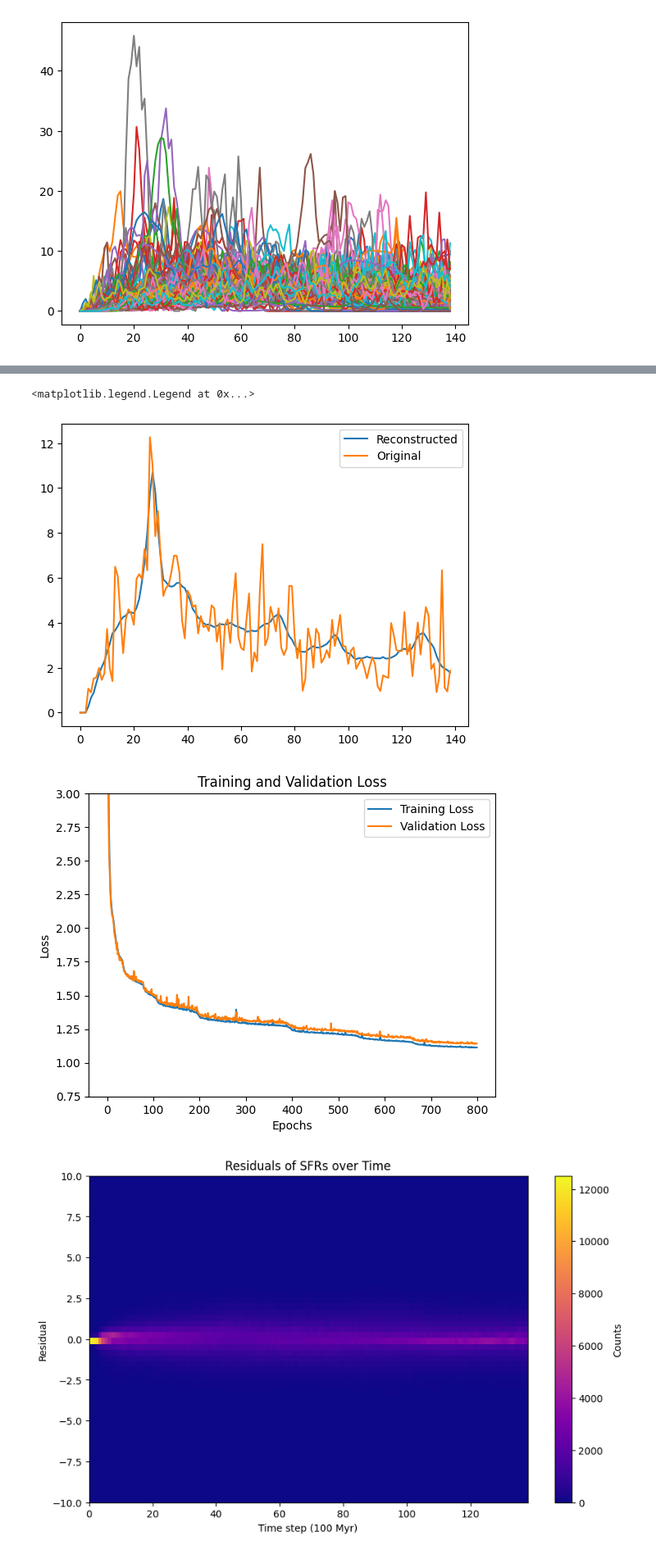
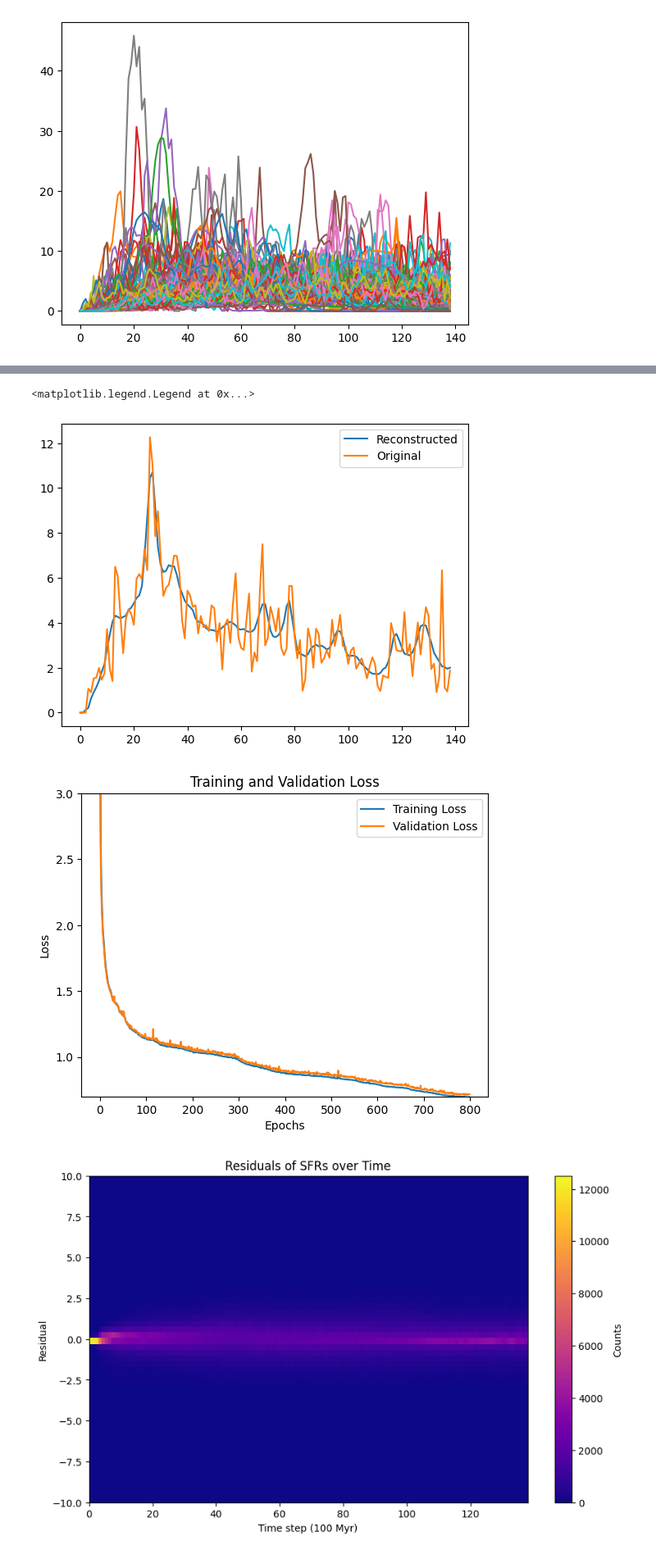
Before and after one commit to harrypenguin/Astrostatistics-Models, a Jupyter notebook: ConvAutoencoder.ipynb, the cells around one changed output, grey strips where cells are left out. Shown at 82% size. Drawn from its saved outputs; the diff is of its cells as text; code cells hidden in the pictures.

```diff
--- a/ConvAutoencoder.ipynb
+++ b/ConvAutoencoder.ipynb
@@ -92,10 +92,10 @@ class ConvAutoencoder(nn.Module):
         self.pool = nn.MaxPool1d(2, 2)
         self.fc1 = nn.Linear(16 * 7, 64)
         self.fc2 = nn.Linear(64, 32)
-        self.fc3 = nn.Linear(32, 16)
+        # self.fc3 = nn.Linear(32, 16)
 
         # Decoder
-        self.fc4 = nn.Linear(16, 32)
+        # self.fc4 = nn.Linear(16, 32)
         self.fc5 = nn.Linear(32, 64)
         self.fc6 = nn.Linear(64, 16 * 7)
         self.deconv1 = nn.ConvTranspose1d(in_channels=16, out_channels=16, kernel_size=4, stride=2)
@@ -110,12 +110,12 @@ class ConvAutoencoder(nn.Module):
         x = self.pool(torch.relu(self.conv4(x)))
         x = x.view(-1, 16 * 7)  # Matching new dimensions after convolutions and pooling
         x = torch.relu(self.fc1(x))
-        x = torch.relu(self.fc2(x))
-        encoded = self.fc3(x)
+        # x = torch.relu(self.fc2(x))
+        encoded = self.fc2(x)
         return encoded
 
     def decoder(self, x):
-        x = torch.relu(self.fc4(x))
+        # x = torch.relu(self.fc4(x))
         x = torch.relu(self.fc5(x))
         x = torch.relu(self.fc6(x))
         x = x.view(-1, 16, 7)
@@ -227,20 +227,20 @@ plt.plot(X_val_tensor[i].unsqueeze(0).unsqueeze(0)[0][0].detach().numpy())
 plt.legend(['Reconstructed', 'Original'])
 # %% [output]
 <matplotlib.legend.Legend at 0x...>
-[figure, old version]
+[figure, new version]
 # %%
 plt.plot(losses, label='Training Loss')
 plt.plot(val_losses, label='Validation Loss')
 plt.xlabel('Epochs')
 plt.ylabel('Loss')
-plt.ylim(0.75,3)
+plt.ylim(0.7,3)
 plt.title('Training and Validation Loss')
 plt.legend()
 plt.show()
 
-np.save('AE Losses/16lat1.142loss.npy', val_losses)
+np.save('AE Losses/32lat0.720loss.npy', val_losses)
 # %% [output]
-[figure, old version]
+[figure, new version]
 # %%
 generated_SFHs = AE(X_test_tensor.unsqueeze(1))
 real_SFHs = X_test_tensor.unsqueeze(1)
```
Also changed, not shown: parts of 4 cells of this notebook, 2 other files.
